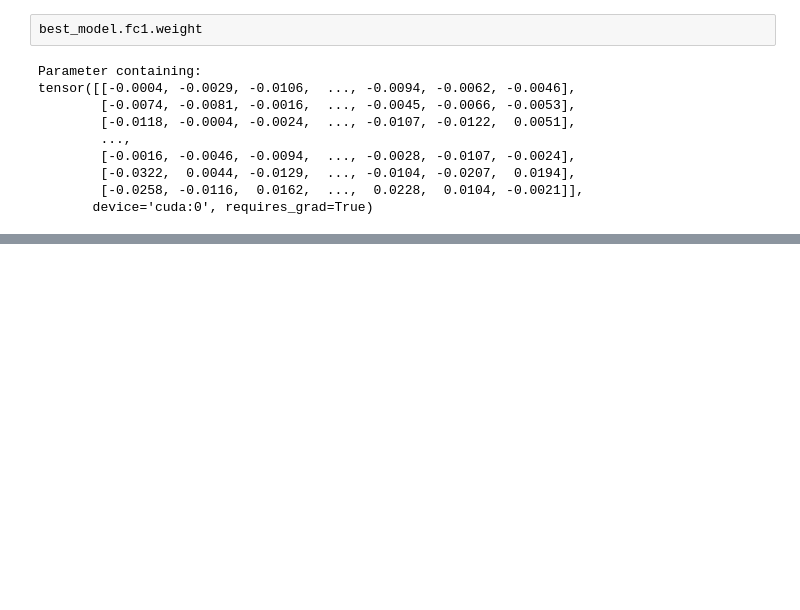
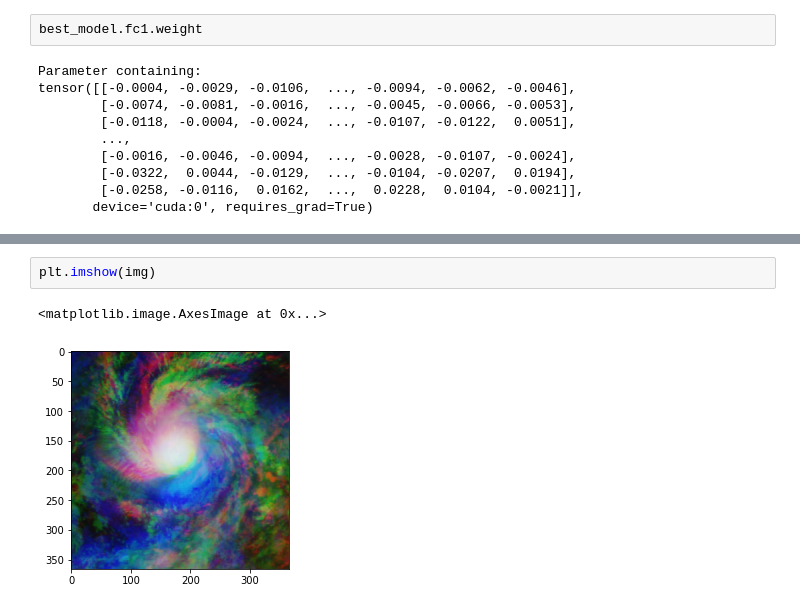
Before and after one commit to arshmodak/Hurricane-Wind-Speed-Prediction-using-Deep-Learning-and-Machine-Learning, a Jupyter notebook: Baseline_CNN.ipynb, the cells around one changed output, grey strips where cells are left out. Saved outputs shown, nothing was run; the diff lists cells and outputs as text; blank space fills up the shorter version.

```diff
--- a/Baseline_CNN.ipynb
+++ b/Baseline_CNN.ipynb
@@ -608,0 +830,5 @@ d["abs"]["image_list"][]
+# %%
+plt.imshow(img)
+# %% [output]
+<matplotlib.image.AxesImage at 0x...>
+[figure, added]
```
Also changed, not shown: parts of 46 cells of this notebook.
